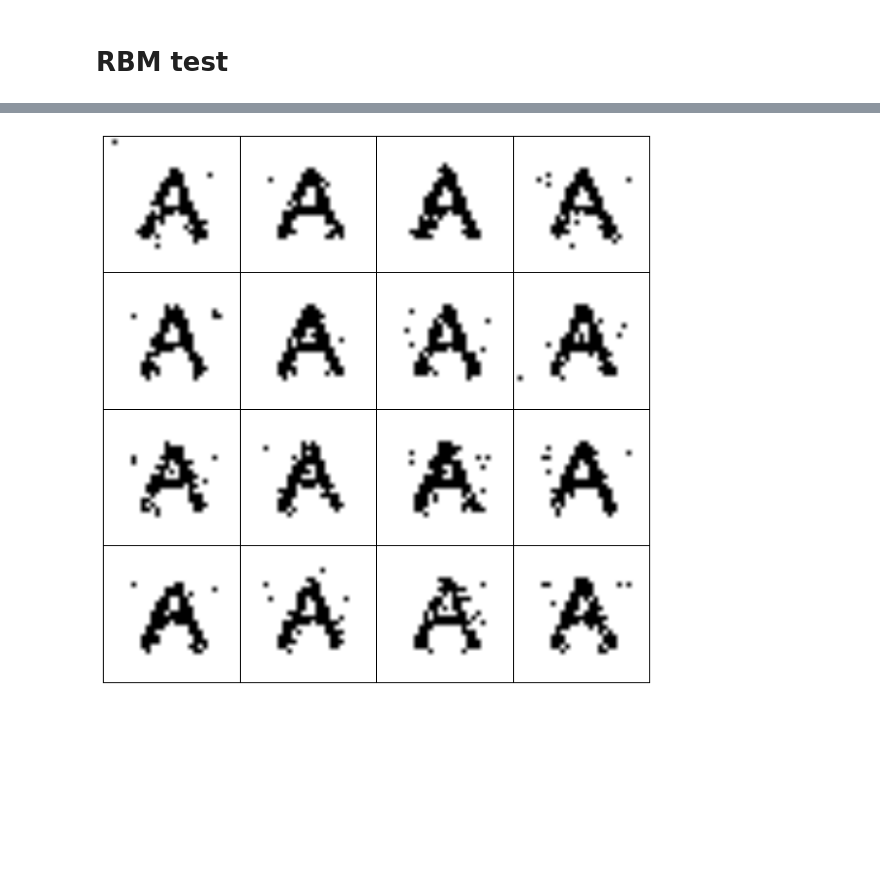
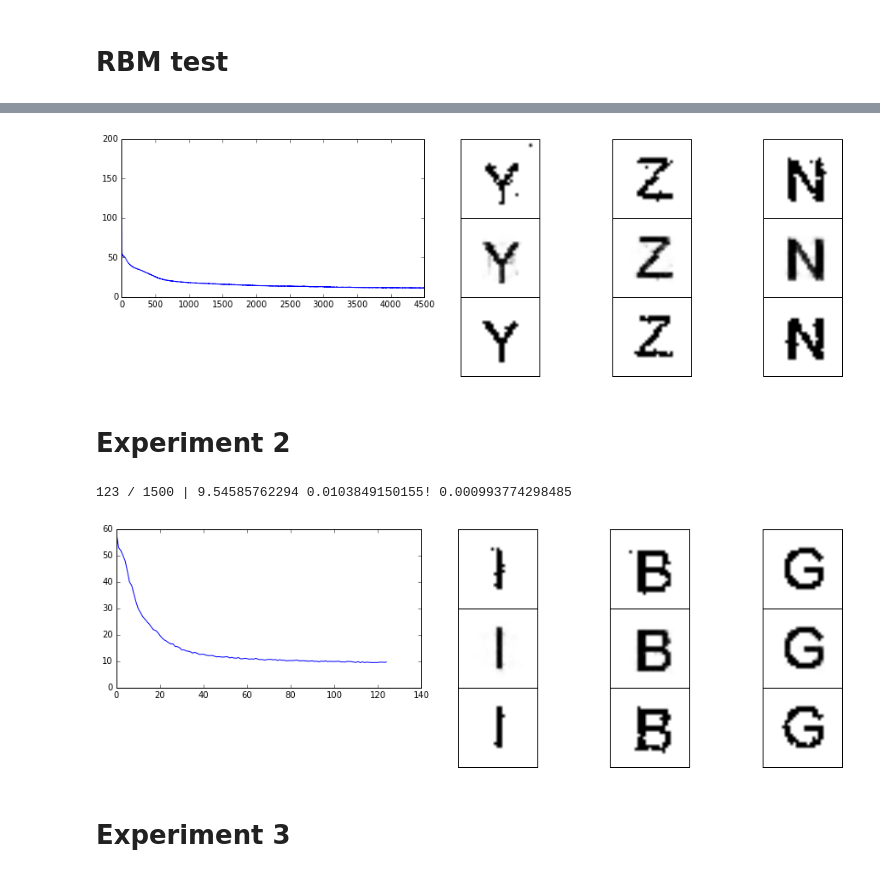
Before and after one commit to KopBob/technosphere, a Jupyter notebook: deep-learning/hw2/big-alphabet_RBM_test.ipynb, the cells around one changed output, grey strips where cells are left out. Drawn from its saved outputs; the diff is of its cells as text; code cells hidden in the pictures; blank space fills up the shorter version.

```diff
--- a/deep-learning/hw2/big-alphabet_RBM_test.ipynb
+++ b/deep-learning/hw2/big-alphabet_RBM_test.ipynb
@@ -28,2 +35,23 @@ test_x = get_x(big_alphabet["test"])
+# %%
+def plot_results(rbm, test_x, img_size = 28):
+    plt.figure(figsize=(16, 5))
+
+    gs = gridspec.GridSpec(3, 5, wspace=0.0, hspace=0.0)
+    ax = plt.subplot(gs[:2, :2])
+    ax.plot(range(len(rbm.scores)), rbm.scores);
+
+    for i in range(3):
+        test_sample = test_x[np.random.randint(0, 50)]
+
+        ax = plt.subplot(gs[0, 2 + i]);ax.set_xticks([]);ax.set_yticks([]);
+        vis = (rbm.visible_step(rbm.hidden_step(test_sample)))
+        ax.imshow(sample(vis).reshape((img_size,img_size)), cmap="gray")
+
+        ax = plt.subplot(gs[1, 2 + i]);ax.set_xticks([]);ax.set_yticks([]);
+        vis = (rbm.visible_step(rbm.hidden_step(test_sample)))
+        ax.imshow((vis).reshape((img_size,img_size)), cmap="gray")
+
+        ax = plt.subplot(gs[2, 2 + i]);ax.set_xticks([]);ax.set_yticks([]);
+        ax.imshow((test_sample).reshape((img_size,img_size)), cmap="gray")
 # %% [markdown]
 # RBM test
@@ -30,2 +60,11 @@ test_x = get_x(big_alphabet["test"])
 # %%
-rbm = RBM(size=(841, 100), eta=0.05, batch_size=40, epochs=2000)
+params1 = {
+    "size": (841, 100),
+    "eta": 0.008,
+    "batch_size": 40,
+    "epochs": 1500,
+    "momentum": 0.9
+}
+
+rbm1 = RBM(**params1)
+rbm1.fit(train_x, cv_x)
@@ -57,13 +73,25 @@ import matplotlib.gridspec as gridspec
-# %%
-fig = plt.figure(figsize=(10, 10))
-
-grid = gridspec.GridSpec(4, 4, wspace=0.0, hspace=0.0)
-for i in range(16):
-    ax = plt.Subplot(fig, grid[i])
-
-    vis = sample(rbm.visible_step(rbm.hidden_step(test_s)))
-    ax.imshow(vis.reshape((29,29)), cmap="gray")
-    ax.set_xticks([]);ax.set_yticks([])
-    fig.add_subplot(ax)
-# %% [output]
-[figure, removed]
+# %%
+plot_results(rbm1, test_x, 29)
+# %% [output]
+[figure, added]
+# %% [markdown]
+# Experiment 2
+# %%
+params2 = {
+    "size": (841, 1024),
+    "eta": 0.008,
+    "batch_size": 40,
+    "epochs": 1500,
+    "momentum": 0.9
+}
+
+rbm2 = RBM(**params2)
+rbm2.fit(train_x, cv_x)
+# %% [output]
+123 / 1500 | 9.54585762294 0.0103849150155! 0.000993774298485
+# %%
+plot_results(rbm2, test_x, 29)
+# %% [output]
+[figure, added]
+# %% [markdown]
+# Experiment 3
```
Also changed, not shown: parts of 12 cells of this notebook, 9 other files.
